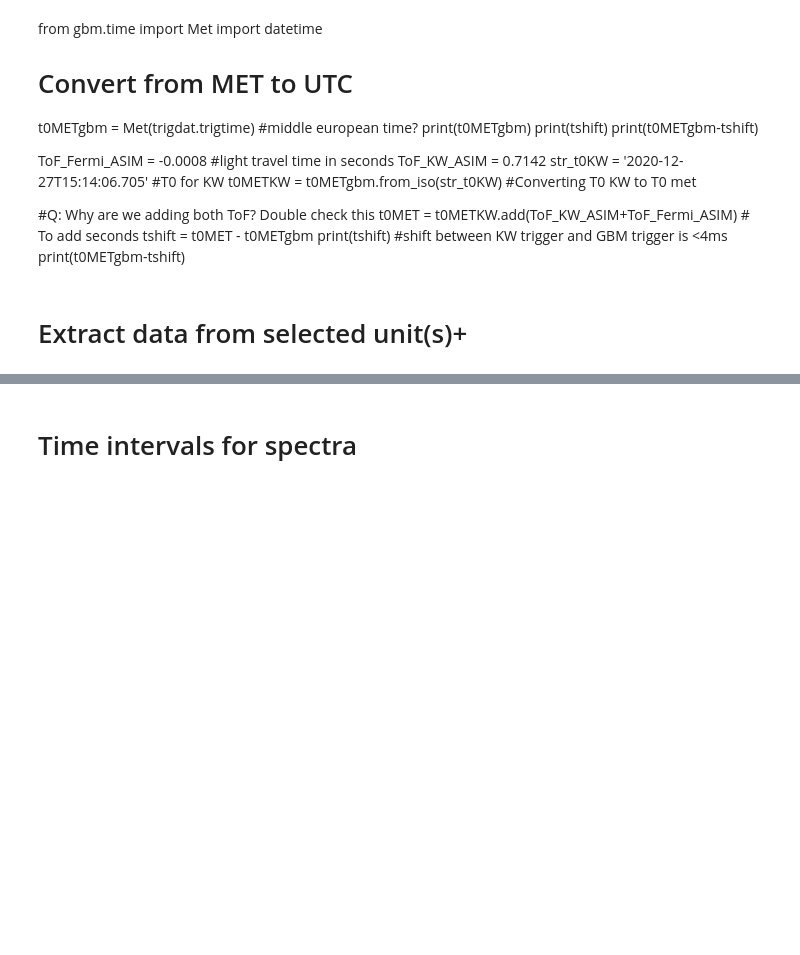
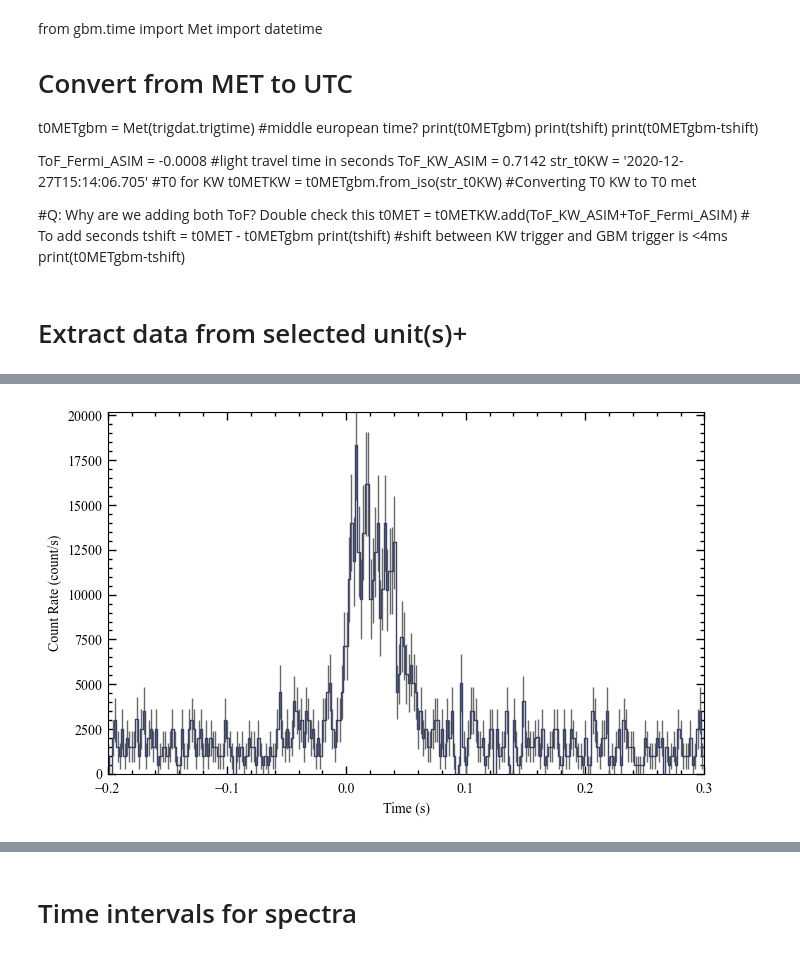
Before and after one commit to AndreasRamsli/GRB, a Jupyter notebook: xspec/FERMI/GRB201227A/GRB201227A_extract_files.ipynb, the cells around one changed output, grey strips where cells are left out. Cells and saved outputs as stored; diff of their text form; code cells hidden in the pictures; blank space fills up the shorter version.

Commit message:
CC working, new GRB201227A files, last files for GRB210619B

```diff
--- a/xspec/FERMI/GRB201227A/GRB201227A_extract_files.ipynb
+++ b/xspec/FERMI/GRB201227A/GRB201227A_extract_files.ipynb
@@ -194,7 +171,7 @@ print(t0METgbm-tshift)
 # %% [markdown]
 #  Extract data from selected unit(s)+
 # %%
-unit = all_dets[idx_sort_angsep][2] #for selecting the detector that are have the lowest incident angle to the GRB
+unit = all_dets[idx_sort_angsep][0] #for selecting the detector that are have the lowest incident angle to the GRB
 #unit = trig_dets[0] #unit of the first trigger detector. What unit is this?
 print(unit)
 
@@ -226,4 +204,12 @@ lcplot.xlim = (-0.512,.512)
 # %%
-tlagg = crossCorrolate(tus_F = tte.data.time, kw_filename="GRB201227A_2ms.txt",binsize=0.002,detector_range="high")
-#tshift (s)  first:-0.006, second:-0.007007,  last iteration: -0.005 (with G2 & G3 in KW data)
+tlagg = crossCorrolate(tus_F=tte.data.time,kw_filename="GRB201227A_2ms.txt",binsize=bint,
+                      detector="NaI",plotting=False)
+shiftedTTE = shiftTTE(tte=tte.data.time,tlagg=tlagg)
+newTTE = createNewTTE(oldTTEObj=tte,shiftedTTE=shiftedTTE,tlagg=tlagg,
+                      binsize=bint,
+                      unit=unit,
+                      obj=GRB_id,
+                      grb_ra=grb_ra,
+                      grb_dec=grb_dec)
+phaii = newTTE.to_phaii(bin_by_time,bint)
 # %% [output]
@@ -239,2 +222,0 @@ newTTEObj = createNewTTE(oldTTEObj=tte,shiftedTTE=shiftedTTE,tlagg=tlagg,binsize
-# %%
-phaii = newTTEObj.to_phaii(bin_by_time,dt=0.002)
@@ -296,2 +222,0 @@ phaii.trigtime
-# %%
-phaii = tte.to_phaii(bin_by_time,0.002)
@@ -300,2 +223,9 @@ erange=(150,4e4)
+# %%
+erange = (8, 1e3) #usually advised lower range. Standard passband
+lc_data = phaii.to_lightcurve(energy_range=erange) #lightcurve binned by the given bint?
+lcplot = Lightcurve(data=lc_data)
+lcplot.xlim = (-0.2,.3)
+# %% [output]
+[figure, added]
 # %%
 # Fit background
```
Also changed, not shown: parts of 32 cells of this notebook, 23 other files.
